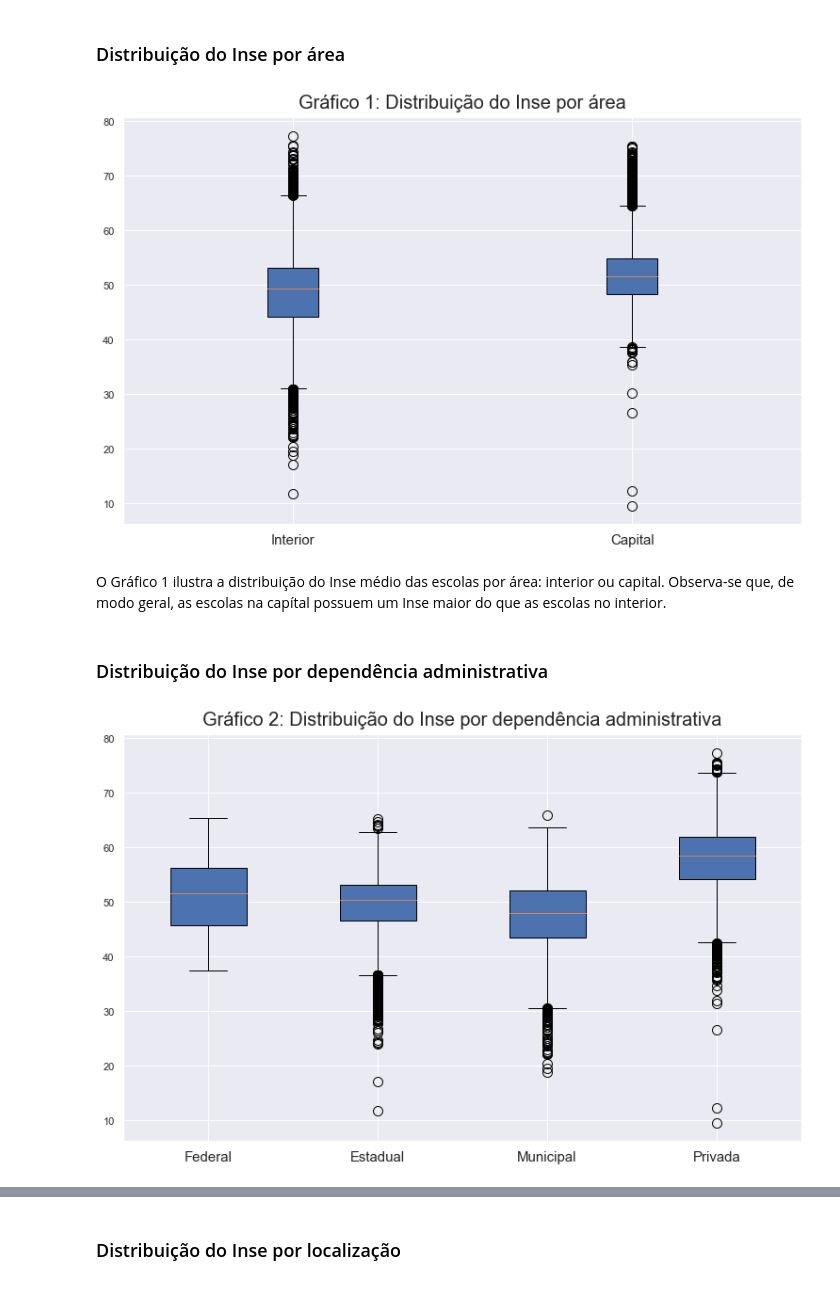
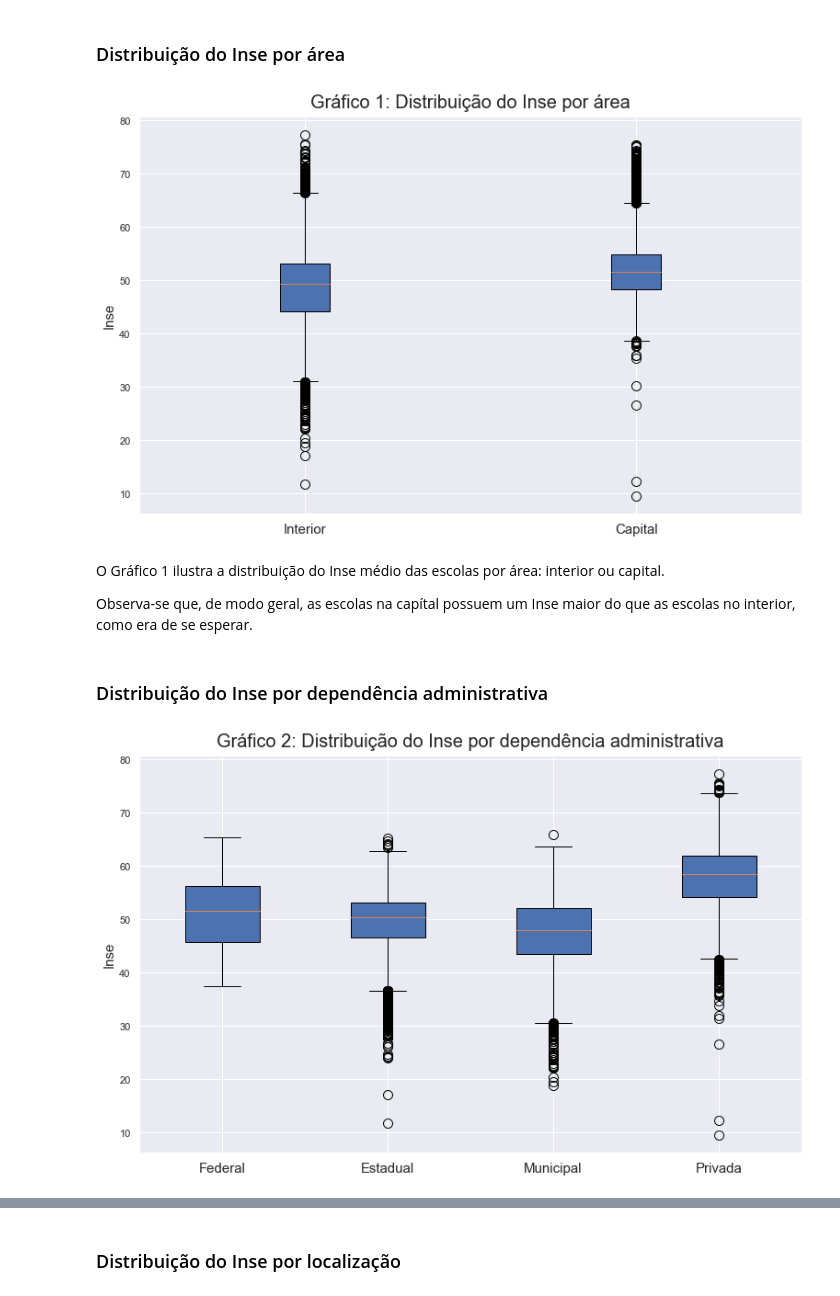
Before and after one commit to RafaelxFernandes/PS-UFRJ-Analytica, a Jupyter notebook: Análise/Nível Socioeconômico (Inse).ipynb, the cells around one changed output, grey strips where cells are left out. Saved outputs shown, nothing was run; the diff lists cells and outputs as text; code cells hidden in the pictures.

```diff
--- a/Análise/Nível Socioeconômico (Inse).ipynb
+++ b/Análise/Nível Socioeconômico (Inse).ipynb
@@ -221,6 +222,9 @@ import seaborn as sns
 
 sns.set_theme(style="darkgrid")
 # %%
+# Colocando apenas a primeira letra de cada palavra do nome da Unidade da Federação em maiúsculo
+dataframe_inse["NOME_UF"] = dataframe_inse["NOME_UF"].str.title()
+
 # Trocando vírgula por ponto nos valores da coluna INSE_VALOR_ABSOLUTO
 # Dessa forma, 64,17 se torna 64.17, por exemplo
 dataframe_inse["INSE_VALOR_ABSOLUTO"] = dataframe_inse["INSE_VALOR_ABSOLUTO"].replace(',', '.', regex = True)
@@ -243,44 +247,47 @@ eixo = fig.add_axes([0, 0, 1, 1])
 
 grafico = eixo.boxplot(dados, patch_artist = True)
 eixo.set_title("Gráfico 1: Distribuição do Inse por área", fontsize = 20, pad = 10)
+eixo.set_ylabel("Inse", fontsize = 15)
 plt.xticks([1, 2], ["Interior", "Capital"], fontsize = 15)
-
 
 # Alterando tamanho dos outliers
 for outlier in grafico["fliers"]:
     outlier.set(markersize = 10)
 # %% [output]
-[figure, old version]
+[figure, new version]
 # %% [markdown]
-O Gráfico 1 ilustra a distribuição do Inse médio das escolas por área: interior ou capital. Observa-se que, de modo geral, as escolas na capítal possuem um Inse maior do que as escolas no interior.
+O Gráfico 1 ilustra a distribuição do Inse médio das escolas por área: interior ou capital.
+
+Observa-se que, de modo geral, as escolas na capítal possuem um Inse maior do que as escolas no interior, como era de se esperar.
 # %% [markdown]
 ### Distribuição do Inse por dependência administrativa
 # %%
 # Filtros para cada valor de dependência administrativa
 tp_dependencia_1 = dataframe_inse[dataframe_inse["TP_DEPENDENCIA"] == 1]
 tp_dependencia_2 = dataframe_inse[dataframe_inse["TP_DEPENDENCIA"] == 2]
 tp_dependencia_3 = dataframe_inse[dataframe_inse["TP_DEPENDENCIA"] == 3]
 tp_dependencia_4 = dataframe_inse[dataframe_inse["TP_DEPENDENCIA"] == 4]
 
 # Dados a serem plotados
 dados = [
     tp_dependencia_1["INSE_VALOR_ABSOLUTO"],
     tp_dependencia_2["INSE_VALOR_ABSOLUTO"],
     tp_dependencia_3["INSE_VALOR_ABSOLUTO"],
     tp_dependencia_4["INSE_VALOR_ABSOLUTO"]
 ]
 
 # Configurações do gráfico
 fig = plt.figure(figsize = (10, 6))
 eixo = fig.add_axes([0, 0, 1, 1])
 
 grafico = eixo.boxplot(dados, patch_artist = True)
 eixo.set_title("Gráfico 2: Distribuição do Inse por dependência administrativa", fontsize = 20, pad = 10)
+eixo.set_ylabel("Inse", fontsize = 15)
 plt.xticks([1, 2, 3, 4], ["Federal", "Estadual", "Municipal", "Privada"], fontsize = 15)
 
 # Alterando tamanho dos outliers
 for outlier in grafico["fliers"]:
     outlier.set(markersize = 10)
 # %% [output]
-[figure, old version]
+[figure, new version]
 # %% [markdown]
```
Also changed, not shown: parts of 29 cells of this notebook.
